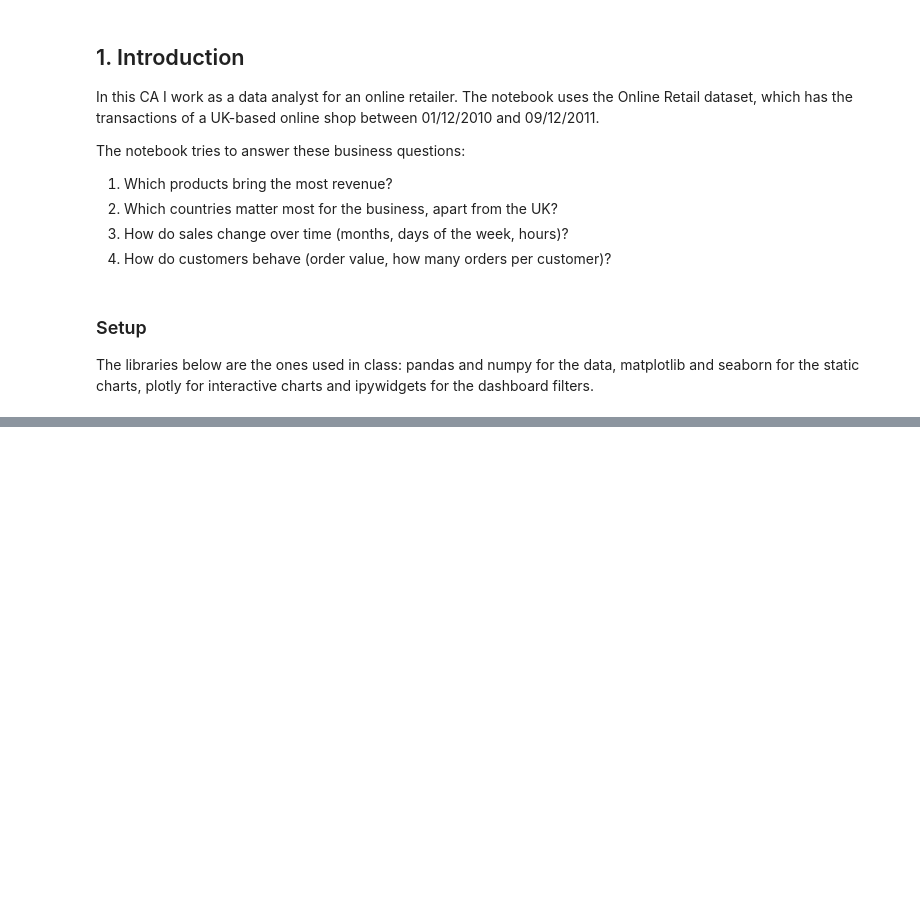
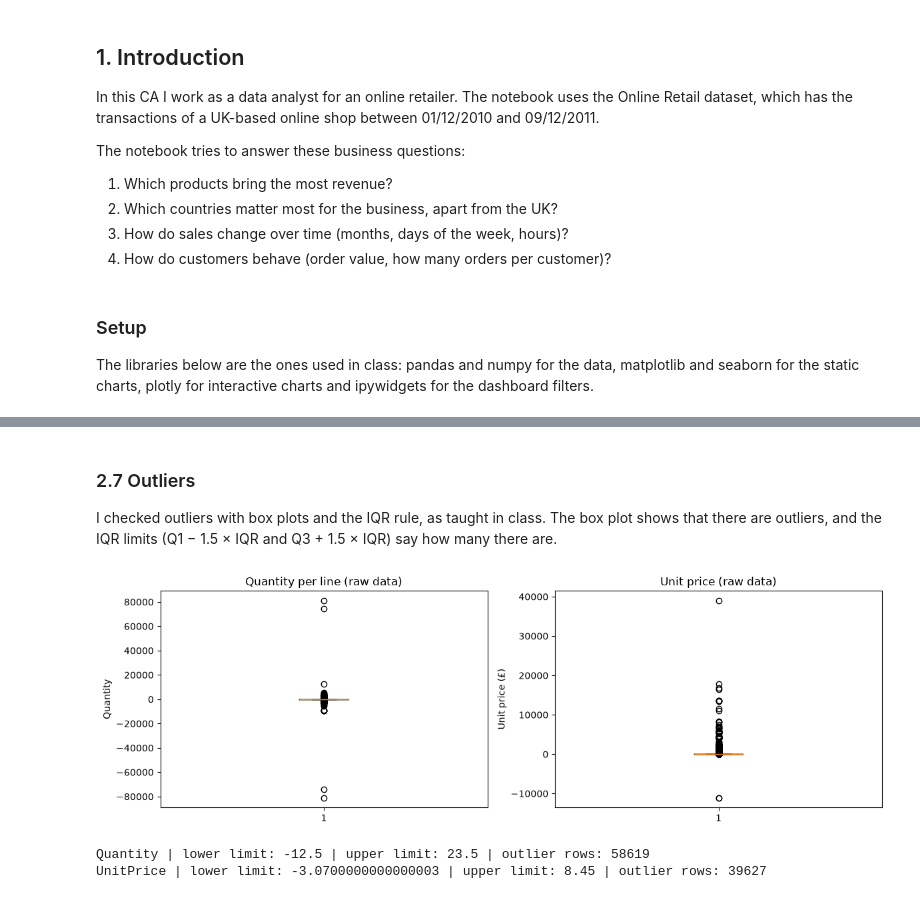
Before and after one commit to MatheusFerreiraL/dvc-ca2-online-retail, a Jupyter notebook: dvc_ca2_online_retail.ipynb, the cells around one changed output, grey strips where cells are left out. Saved outputs shown, nothing was run; the diff lists cells and outputs as text; code cells hidden in the pictures; blank space fills up the shorter version.

Commit message:
Add data quality assessment (missing values, duplicates, cancellations, invalid rows, outliers)

```diff
--- a/dvc_ca2_online_retail.ipynb
+++ b/dvc_ca2_online_retail.ipynb
@@ -65,0 +193,8 @@ df.head()
+# %%
+df['IsCancelled'] = df['InvoiceNo'].apply(lambda x: str(x).startswith('C'))
+
+cancelled = df[df['IsCancelled']]
+print('Cancelled rows:', len(cancelled))
+print('Cancelled invoices:', cancelled['InvoiceNo'].nunique())
+print('Cancelled rows with a positive quantity:', (cancelled['Quantity'] > 0).sum())
+print('Value of the cancelled rows (£):', round((cancelled['Quantity'] * cancelled['UnitPrice']).sum(), 2))
@@ -65,0 +290,33 @@ df.head()
+# %% [markdown]
+### 2.7 Outliers
+
+I checked outliers with box plots and the IQR rule, as taught in class. The box plot shows that there are outliers, and the IQR limits (Q1 − 1.5 × IQR and Q3 + 1.5 × IQR) say how many there are.
+# %%
+plt.figure(figsize=(12, 4))
+
+plt.subplot(1, 2, 1)
+plt.boxplot(df['Quantity'])
+plt.title('Quantity per line (raw data)')
+plt.ylabel('Quantity')
+
+plt.subplot(1, 2, 2)
+plt.boxplot(df['UnitPrice'])
+plt.title('Unit price (raw data)')
+plt.ylabel('Unit price (£)')
+
+plt.tight_layout()
+plt.show()
+# %% [output]
+[figure, added]
+# %%
+for column in ['Quantity', 'UnitPrice']:
+    Q1 = df[column].quantile(0.25)
+    Q3 = df[column].quantile(0.75)
+    IQR = Q3 - Q1
+    lower = Q1 - 1.5 * IQR
+    upper = Q3 + 1.5 * IQR
+    outliers = df[(df[column] < lower) | (df[column] > upper)]
+    print(column, '| lower limit:', lower, '| upper limit:', upper, '| outlier rows:', len(outliers))
+# %% [output]
+Quantity | lower limit: -12.5 | upper limit: 23.5 | outlier rows: 58619
+UnitPrice | lower limit: -3.0700000000000003 | upper limit: 8.45 | outlier rows: 39627
```
Also changed, not shown: parts of 49 cells of this notebook.
